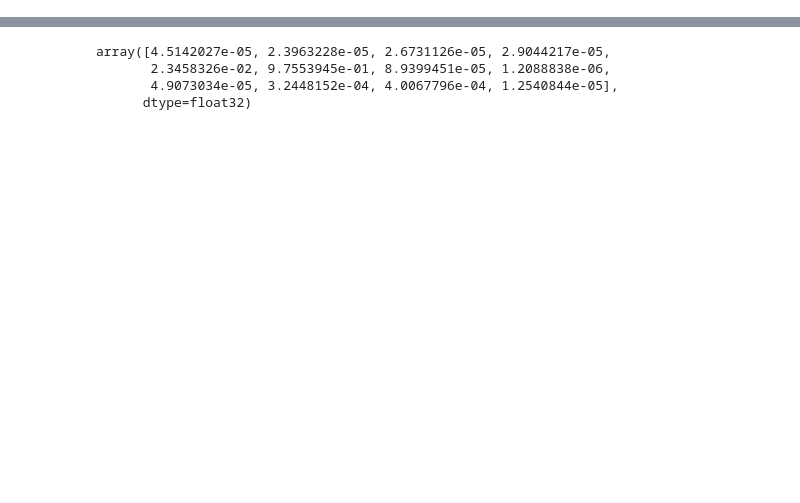
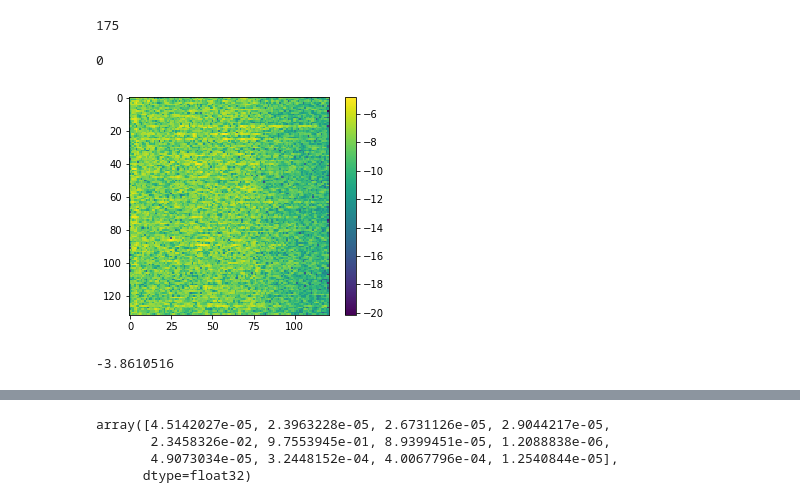
Before and after one commit to rdzanyM/TF_Speech, a Jupyter notebook: lstm.ipynb, the cells around one changed output, grey strips where cells are left out. Drawn from its saved outputs; the diff is of its cells as text; code cells hidden in the pictures; blank space fills up the shorter version.

```diff
--- a/lstm.ipynb
+++ b/lstm.ipynb
@@ -554,0 +581,4 @@ dnames[1]
+# %%
+len(dnames)
+# %% [output]
+175
@@ -559,0 +590,14 @@ for name in dnames:
+# %%
+np.max(s)
+# %% [output]
+0
+# %%
+plt.imshow(log_specgram(s1*.001)[2], interpolation='none')
+plt.colorbar()
+plt.show()
+# %% [output]
+[figure, added]
+# %%
+x_mean
+# %% [output]
+-3.8610516
```
Also changed, not shown: parts of 37 cells of this notebook, 2 other files.
